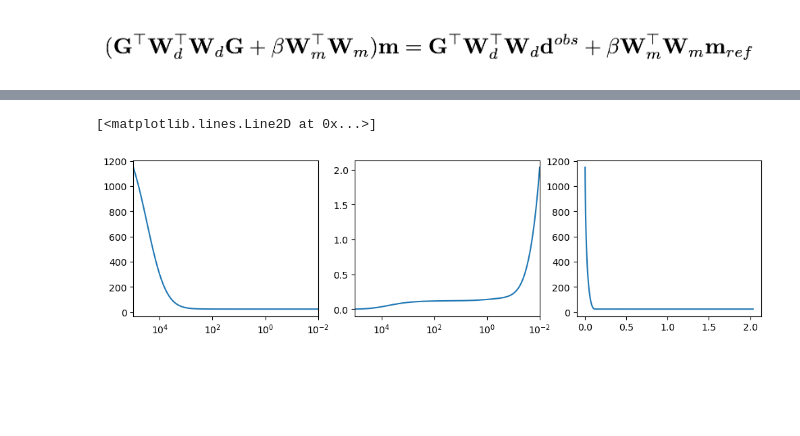
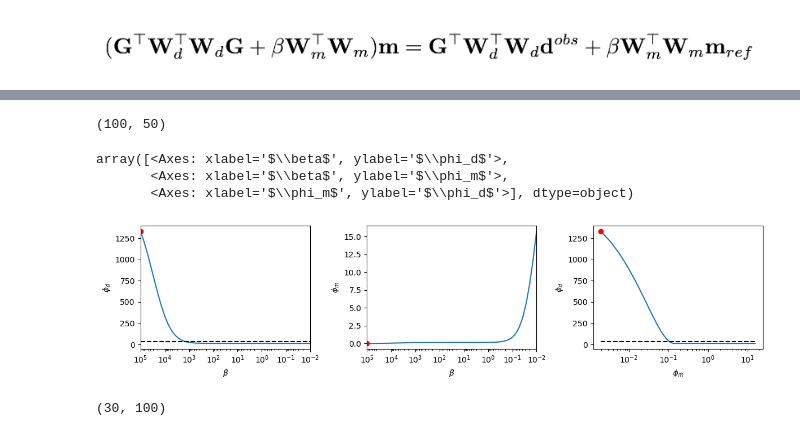
Before and after one commit to lheagy/eosc-454, a Jupyter notebook: lectures/linear-problem.ipynb, the cells around one changed output, grey strips where cells are left out. Drawn from its saved outputs; the diff is of its cells as text; code cells hidden in the pictures; blank space fills up the shorter version.

```diff
--- a/lectures/linear-problem.ipynb
+++ b/lectures/linear-problem.ipynb
@@ -281,13 +285,47 @@ for i, beta in enumerate(betas):
+# %%
+betas, M_recovered, D_pred, phids, phims = run_inversions(x_nodes, dobs, G, std)
+# %%
+M_recovered.shape
+# %% [output]
+(100, 50)
 # %%
-fig, ax = plt.subplots(1, 3, figsize=(12, 3))
+def plot_tikhonov_curves(betas, phids, phims, iteration=0, n_kernels=None, ax=None):
+    if ax is None:
+        fig, ax = plt.subplots(1, 3, figsize=(12, 3))
 
-ax[0].semilogx(betas, phids)
-ax[0].set_xlim([betas.max(), betas.min()])
+    ax[0].semilogx(betas, phids)
+    ax[0].semilogx(betas[iteration], phids[iteration], "ro")
 
-ax[1].semilogx(betas, phims)
-ax[1].set_xlim([betas.max(), betas.min()])
+    if n_kernels is not None:
+        ax[0].semilogx(betas, n_kernels*np.ones_like(betas), "--k")
+    ax[0].set_xlim([betas.max(), betas.min()])
+    ax[0].set_xlabel("$\\beta$")
+    ax[0].set_ylabel("$\\phi_d$")
 
-ax[2].plot(phims, phids)
+    ax[1].semilogx(betas, phims)
+    ax[1].semilogx(betas[iteration], phims[iteration], "ro")
+    ax[1].set_xlim([betas.max(), betas.min()])
+    ax[1].set_xlabel("$\\beta$")
+    ax[1].set_ylabel("$\\phi_m$")
+
+    ax[2].plot(phims, phids)
+    ax[2].plot(phims[iteration], phids[iteration], "ro")
+    if n_kernels is not None:
+        ax[2].semilogx(phims, n_kernels*np.ones_like(phims), "--k")
+    ax[2].set_xlabel("$\\phi_m$")
+    ax[2].set_ylabel("$\\phi_d$")
+
+    # ax[0].set_ylim([-1, 200])
+    plt.tight_layout()
+    return ax
-# %% [output]
-[<matplotlib.lines.Line2D at 0x...>]
-[figure, removed]
+# %%
+plot_tikhonov_curves(betas, phids, phims, n_kernels=n_kernels, iteration=0)
+# %% [output]
+array([<Axes: xlabel='$\\beta$', ylabel='$\\phi_d$'>,
+       <Axes: xlabel='$\\beta$', ylabel='$\\phi_m$'>,
+       <Axes: xlabel='$\\phi_m$', ylabel='$\\phi_d$'>], dtype=object)
+[figure, added]
+# %%
+G.shape
+# %% [output]
+(30, 100)
```
Also changed, not shown: parts of 11 cells of this notebook.
